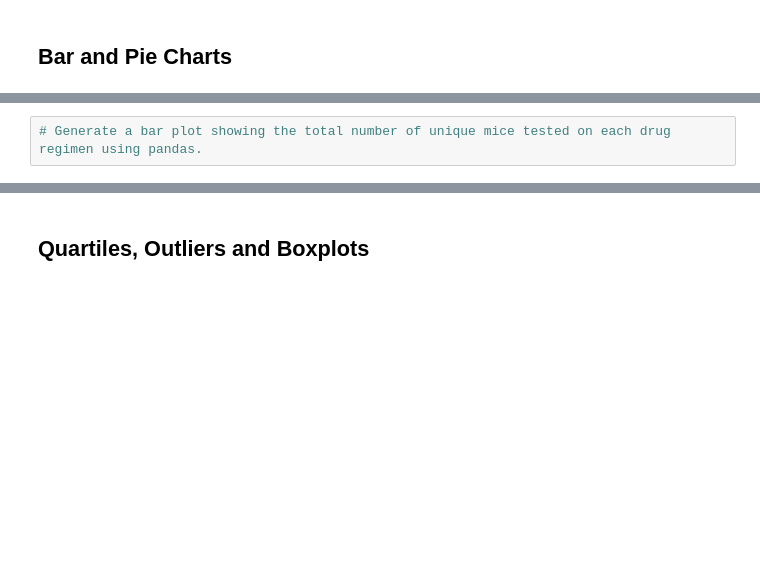
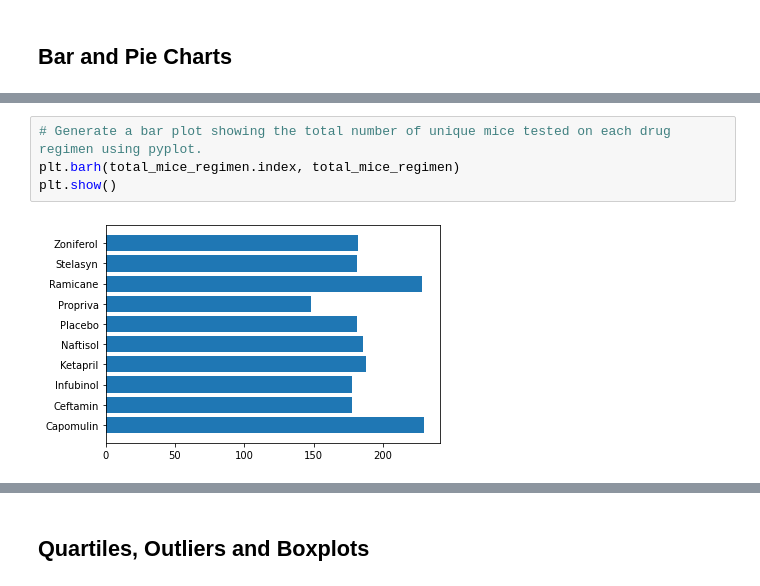
Before and after one commit to short4/UCIHomework-LCanfield, a Jupyter notebook: matplotlib-challenge/Instructions/Pymaceuticals/pymaceuticals_starter.ipynb, the cells around one changed output, grey strips where cells are left out. Saved outputs shown, nothing was run; the diff lists cells and outputs as text; blank space fills up the shorter version.

```diff
--- a/matplotlib-challenge/Instructions/Pymaceuticals/pymaceuticals_starter.ipynb
+++ b/matplotlib-challenge/Instructions/Pymaceuticals/pymaceuticals_starter.ipynb
@@ -138,2 +208,6 @@ plt.show()
 # %%
-# Generate a bar plot showing the total number of unique mice tested on each drug regimen using pandas.
+# Generate a bar plot showing the total number of unique mice tested on each drug regimen using pyplot.
+plt.barh(total_mice_regimen.index, total_mice_regimen)
+plt.show()
+# %% [output]
+[figure, added]
```
Also changed, not shown: parts of 16 cells of this notebook, 2 other files.
